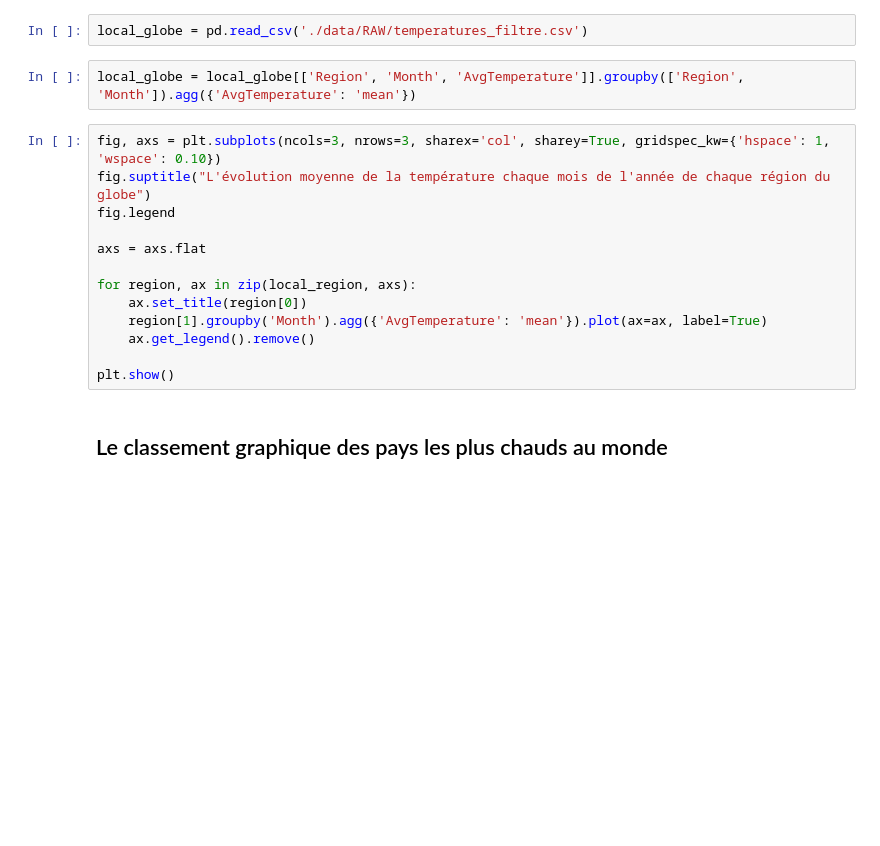
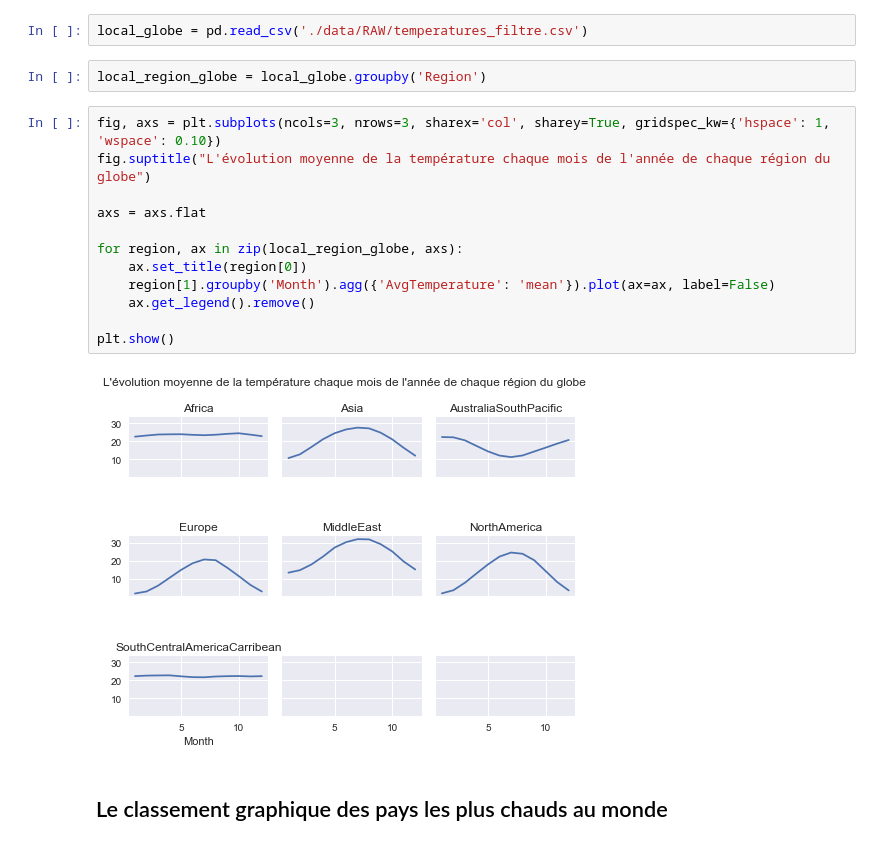
Before and after one commit to MaximeVeysseyre/Climatologie, a Jupyter notebook: main.ipynb, the cells around one changed output. Drawn from its saved outputs; the diff is of its cells as text; blank space fills up the shorter version.

```diff
--- a/main.ipynb
+++ b/main.ipynb
@@ -84,21 +101,22 @@ plt.show()
 ## L'évolution moyenne de la température chaque mois de l'année de chaque région du globe
 # %%
 local_globe = pd.read_csv('./data/RAW/temperatures_filtre.csv')
-# %%
-local_globe = local_globe[['Region', 'Month', 'AvgTemperature']].groupby(['Region', 'Month']).agg({'AvgTemperature': 'mean'})
+# %%
+local_region_globe = local_globe.groupby('Region')
 # %%
 fig, axs = plt.subplots(ncols=3, nrows=3, sharex='col', sharey=True, gridspec_kw={'hspace': 1, 'wspace': 0.10})
 fig.suptitle("L'évolution moyenne de la température chaque mois de l'année de chaque région du globe")
-fig.legend
 
 axs = axs.flat
 
-for region, ax in zip(local_region, axs):
+for region, ax in zip(local_region_globe, axs):
     ax.set_title(region[0])
-    region[1].groupby('Month').agg({'AvgTemperature': 'mean'}).plot(ax=ax, label=True)
+    region[1].groupby('Month').agg({'AvgTemperature': 'mean'}).plot(ax=ax, label=False)
     ax.get_legend().remove()
 
 plt.show()
+# %% [output]
+[figure, added]
 # %% [markdown]
 ## Le classement graphique des pays les plus chauds au monde
 # %%
```
Also changed, not shown: parts of 21 cells of this notebook.
